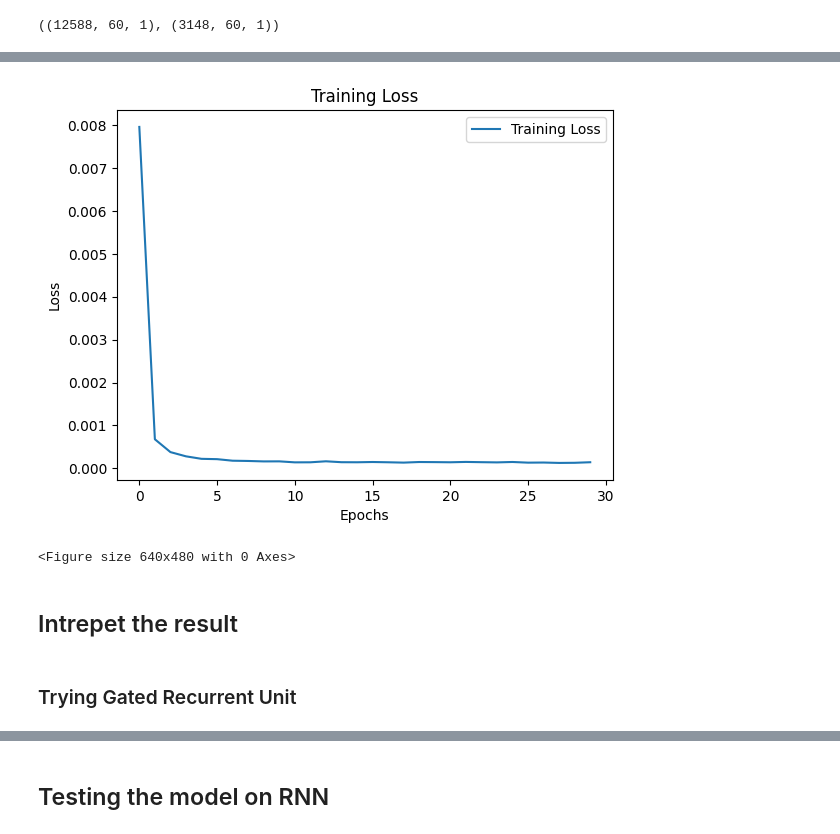
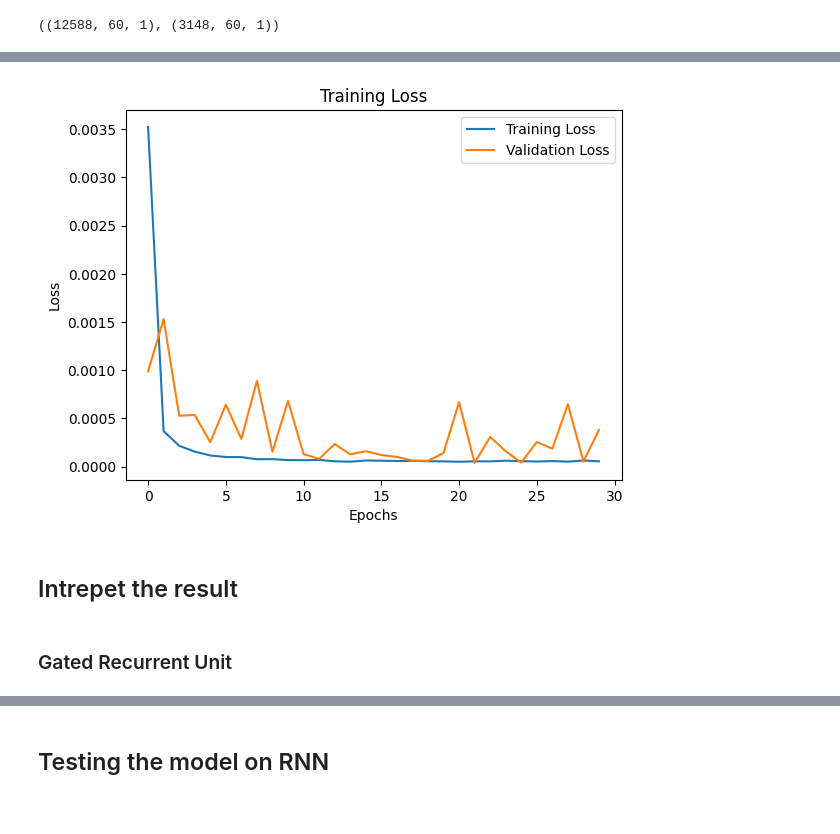
Before and after one commit to asimMahat/Stock-Market-Prediction, a Jupyter notebook: LSTM_predictor.ipynb, the cells around one changed output, grey strips where cells are left out. Drawn from its saved outputs; the diff is of its cells as text; code cells hidden in the pictures.

```diff
--- a/LSTM_predictor.ipynb
+++ b/LSTM_predictor.ipynb
@@ -154,5 +121,5 @@ model = create_lstm_model(time_steps)
 # %%
 # Train the model
-history = model.fit(X_train, y_train, validation_split=0.2, batch_size=32, epochs=30)
+history_single_lstm = model_single_lstm.fit(X_train, y_train, validation_split=0.2, batch_size=32, epochs=30)
 # %% [output]
 Epoch 1/30
@@ -191,13 +155,24 @@ plt.savefig("foo.png", bbox_inches="tight")
 # %%
-from tensorflow.keras.layers import SimpleRNN, GRU
+def create_rnn_model(time_step, features=1):
+    model = Sequential()
+    model.add(
+        SimpleRNN(units=50, return_sequences=True, input_shape=(time_step, features))
+    )
+    model.add(Dropout(0.2))
+    model.add(SimpleRNN(units=50, return_sequences=False))
+    model.add(Dropout(0.2))
+    model.add(Dense(units=25))
+    model.add(Dense(units=1))
+    model.compile(
+        optimizer=Adam(learning_rate=0.001),
+        loss="mean_squared_error",
+        metrics=["mean_absolute_error"],
+    )
+    return model
 
-model_rnn = Sequential()
-model_rnn.add(SimpleRNN(units=50, return_sequences=True, input_shape=(time_step, 1)))
-model_rnn.add(Dropout(0.2))
-model_rnn.add(SimpleRNN(units=50, return_sequences=False))
-model_rnn.add(Dropout(0.2))
-model_rnn.add(Dense(units=25))
-model_rnn.add(Dense(units=1))
+
+time_steps = 60
+model_rnn = create_rnn_model(time_steps)
 # %%
-# Compile the model
-model_rnn.compile(optimizer="adam", loss="mean_squared_error")
+
+history_rnn = model_rnn.fit(X_train, y_train, validation_split=0.2, batch_size=32, epochs=30)
@@ -204,2 +196,0 @@ model_rnn.compile(optimizer="adam", loss="mean_squared_error")
-# %%
-history_rnn = model_rnn.fit(X_train, y_train, batch_size=32, epochs=30)
@@ -224,19 +197,16 @@ Epoch 30/30
 # %%
-# Plotting training loss
-
 plt.plot(history_rnn.history["loss"], label="Training Loss")
-plt.plot(history.history["val_loss"], label="Validation Loss")
+plt.plot(history_rnn.history["val_loss"], label="Validation Loss")
 plt.title("Training Loss")
 plt.xlabel("Epochs")
 plt.ylabel("Loss")
 plt.legend()
 plt.show()
-# plt.savefig("figurename.png",bbox_inches='tight')
+# plt.savefig("RNN_LOSS.png", bbox_inches="tight")
 # %% [output]
-[figure, old version]
+[figure, new version]
-<Figure size 640x480 with 0 Axes>
 # %% [markdown]
 ## Intrepet the result
 # %% [markdown]
-### Trying Gated Recurrent Unit
+### Gated Recurrent Unit
 # %%
```
Also changed, not shown: parts of 59 cells of this notebook.
